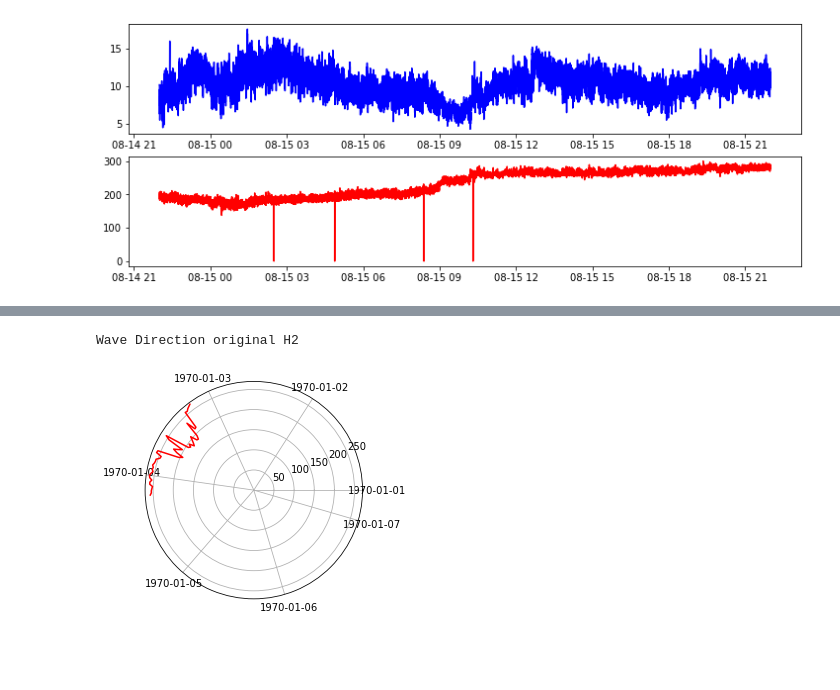
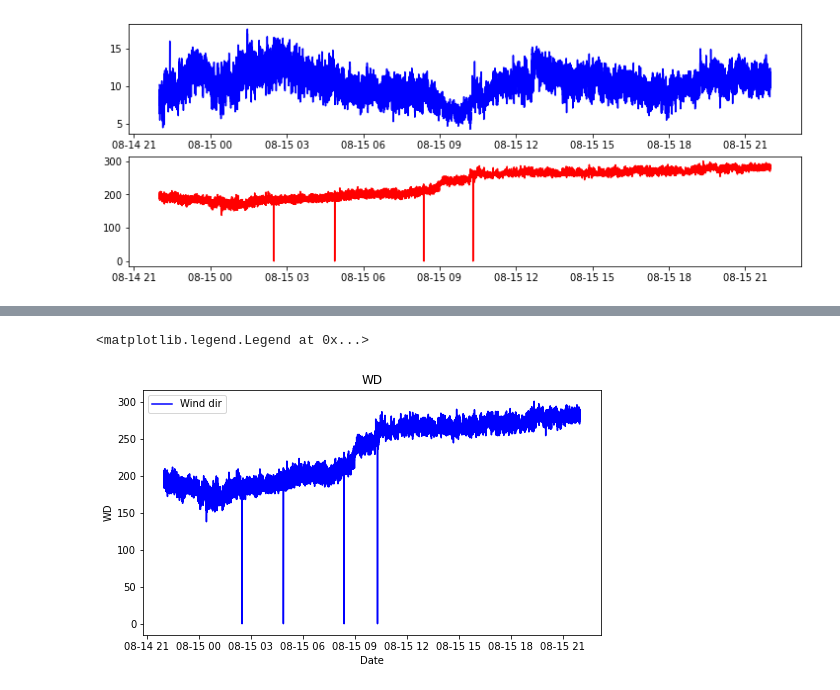
Before and after one commit to k323r/mythicwind, a Jupyter notebook: notebooks/environment.ipynb, the cells around one changed output, grey strips where cells are left out. Saved outputs shown, nothing was run; the diff lists cells and outputs as text; code cells hidden in the pictures; blank space fills up the shorter version.

```diff
--- a/notebooks/environment.ipynb
+++ b/notebooks/environment.ipynb
@@ -91,10 +99,14 @@ ax2.legend(loc="best")
-# %%
-#wave direction polar axes plot
-fig, (ax1) = plt.subplots(1, 1, subplot_kw=dict(projection='polar'))
-x = np.linspace(0, 2 * np.pi, 48)
-ax1.plot(df_wave.index, df_wave["Dirp"], label='Wind Direction original H2', color='red')
-#ax1.legend(loc="upper right")
-print("Wave Direction original H2")
-# %% [output]
-Wave Direction original H2
-[figure, removed]
+# %%
+# Sprung check
+#%matplotlib widget
+plt.figure(figsize=(8.2, 4.5))
+plt.plot(df_wind.index, df_wind["wind_dir_2"], label='Wind dir', color='blue')
+
+
+plt.title('WD')
+plt.ylabel('WD')
+plt.xlabel('Date')
+plt.legend(loc='upper left')
+# %% [output]
+<matplotlib.legend.Legend at 0x...>
+[figure, added]
```
Also changed, not shown: parts of 17 cells of this notebook, 1 other file.
